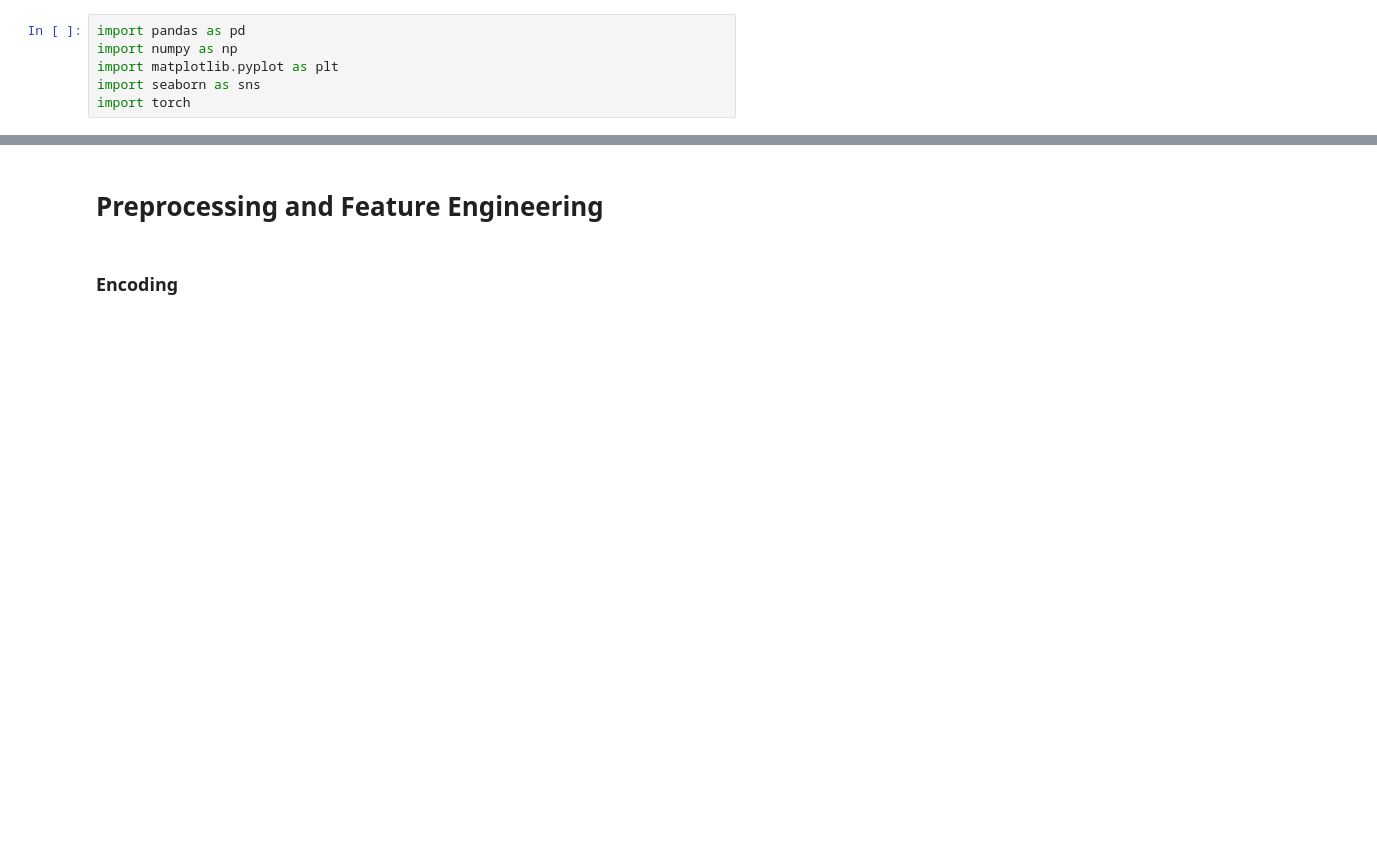
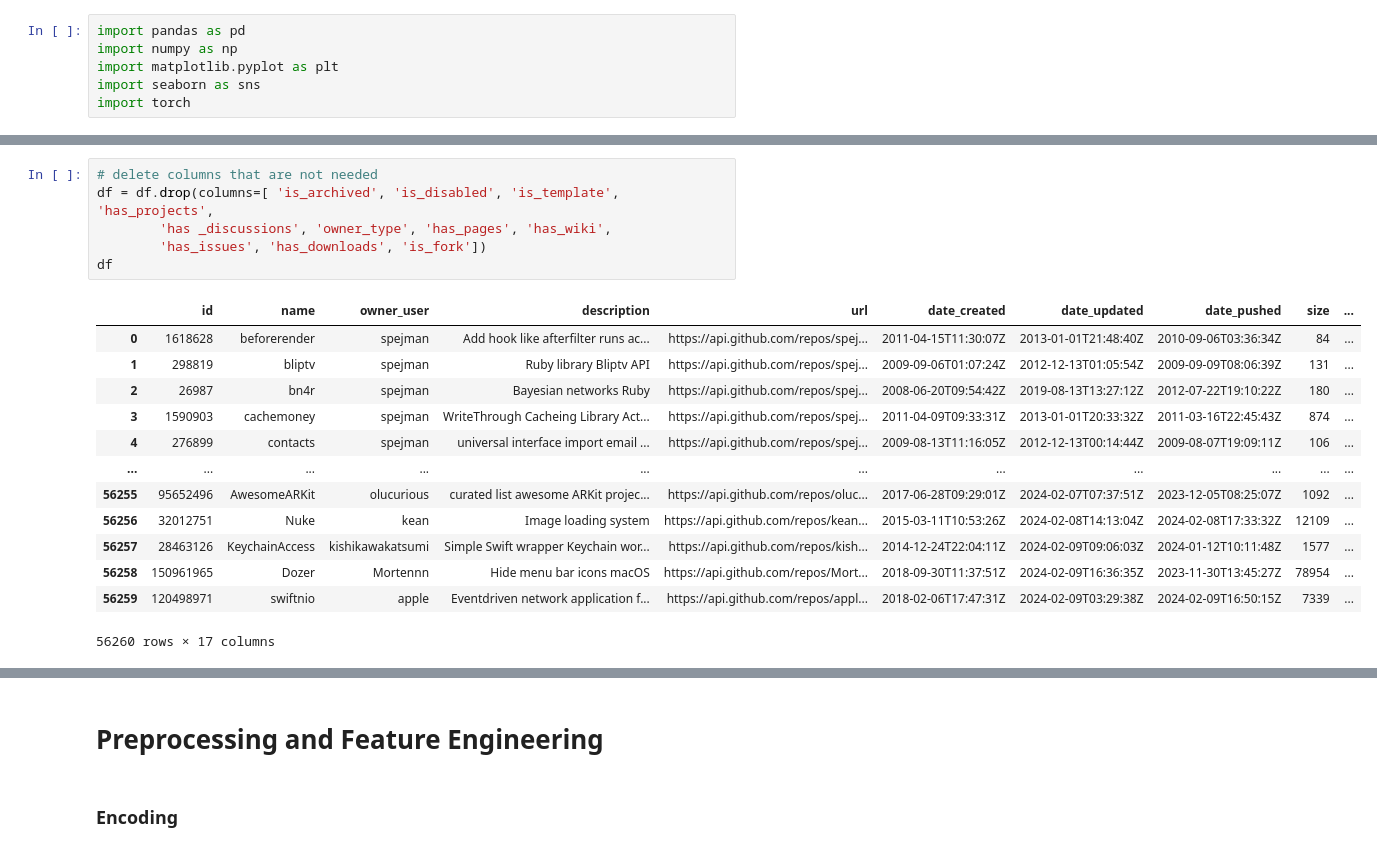
Before and after one commit to RecandChat/CodeCompass, a Jupyter notebook: monkelib/models/modelling_repos.ipynb, the cells around one changed output, grey strips where cells are left out. Cells and saved outputs as stored; diff of their text form; blank space fills up the shorter version.

```diff
--- a/monkelib/models/modelling_repos.ipynb
+++ b/monkelib/models/modelling_repos.ipynb
@@ -25,3 +25,23 @@ df
+# %%
+# delete columns that are not needed
+df = df.drop(columns=[ 'is_archived', 'is_disabled', 'is_template', 'has_projects',
+        'has _discussions', 'owner_type', 'has_pages', 'has_wiki',
+        'has_issues', 'has_downloads', 'is_fork'])
+df
+# %% [output]
+|  | id | name | owner_user | description | url | date_created | date_updated | date_pushed | size | ... |
+| 0 | 1618628 | beforerender | spejman | Add hook like afterfilter runs ac... | https://api.github.com/repos/spej... | 2011-04-15T11:30:07Z | 2013-01-01T21:48:40Z | 2010-09-06T03:36:34Z | 84 | ... |
+| 1 | 298819 | bliptv | spejman | Ruby library Bliptv API | https://api.github.com/repos/spej... | 2009-09-06T01:07:24Z | 2012-12-13T01:05:54Z | 2009-09-09T08:06:39Z | 131 | ... |
+| 2 | 26987 | bn4r | spejman | Bayesian networks Ruby | https://api.github.com/repos/spej... | 2008-06-20T09:54:42Z | 2019-08-13T13:27:12Z | 2012-07-22T19:10:22Z | 180 | ... |
+| 3 | 1590903 | cachemoney | spejman | WriteThrough Cacheing Library Act... | https://api.github.com/repos/spej... | 2011-04-09T09:33:31Z | 2013-01-01T20:33:32Z | 2011-03-16T22:45:43Z | 874 | ... |
+| 4 | 276899 | contacts | spejman | universal interface import email ... | https://api.github.com/repos/spej... | 2009-08-13T11:16:05Z | 2012-12-13T00:14:44Z | 2009-08-07T19:09:11Z | 106 | ... |
+| ... | ... | ... | ... | ... | ... | ... | ... | ... | ... | ... |
+| 56255 | 95652496 | AwesomeARKit | olucurious | curated list awesome ARKit projec... | https://api.github.com/repos/oluc... | 2017-06-28T09:29:01Z | 2024-02-07T07:37:51Z | 2023-12-05T08:25:07Z | 1092 | ... |
+| 56256 | 32012751 | Nuke | kean | Image loading system | https://api.github.com/repos/kean... | 2015-03-11T10:53:26Z | 2024-02-08T14:13:04Z | 2024-02-08T17:33:32Z | 12109 | ... |
+| 56257 | 28463126 | KeychainAccess | kishikawakatsumi | Simple Swift wrapper Keychain wor... | https://api.github.com/repos/kish... | 2014-12-24T22:04:11Z | 2024-02-09T09:06:03Z | 2024-01-12T10:11:48Z | 1577 | ... |
+| 56258 | 150961965 | Dozer | Mortennn | Hide menu bar icons macOS | https://api.github.com/repos/Mort... | 2018-09-30T11:37:51Z | 2024-02-09T16:36:35Z | 2023-11-30T13:45:27Z | 78954 | ... |
+| 56259 | 120498971 | swiftnio | apple | Eventdriven network application f... | https://api.github.com/repos/appl... | 2018-02-06T17:47:31Z | 2024-02-09T03:29:38Z | 2024-02-09T16:50:15Z | 7339 | ... |
+56260 rows × 17 columns
 # %%
 # delete missing values
 df = df.dropna()
```
Also changed, not shown: parts of 8 cells of this notebook, 2 other files.
